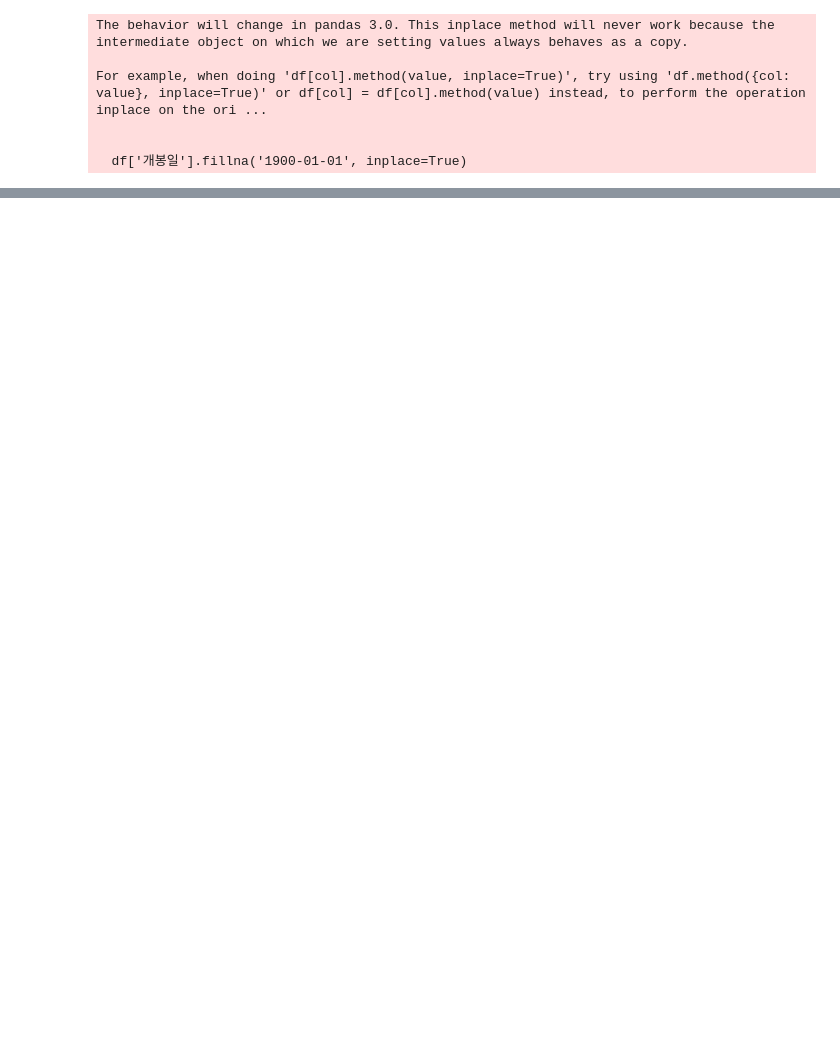
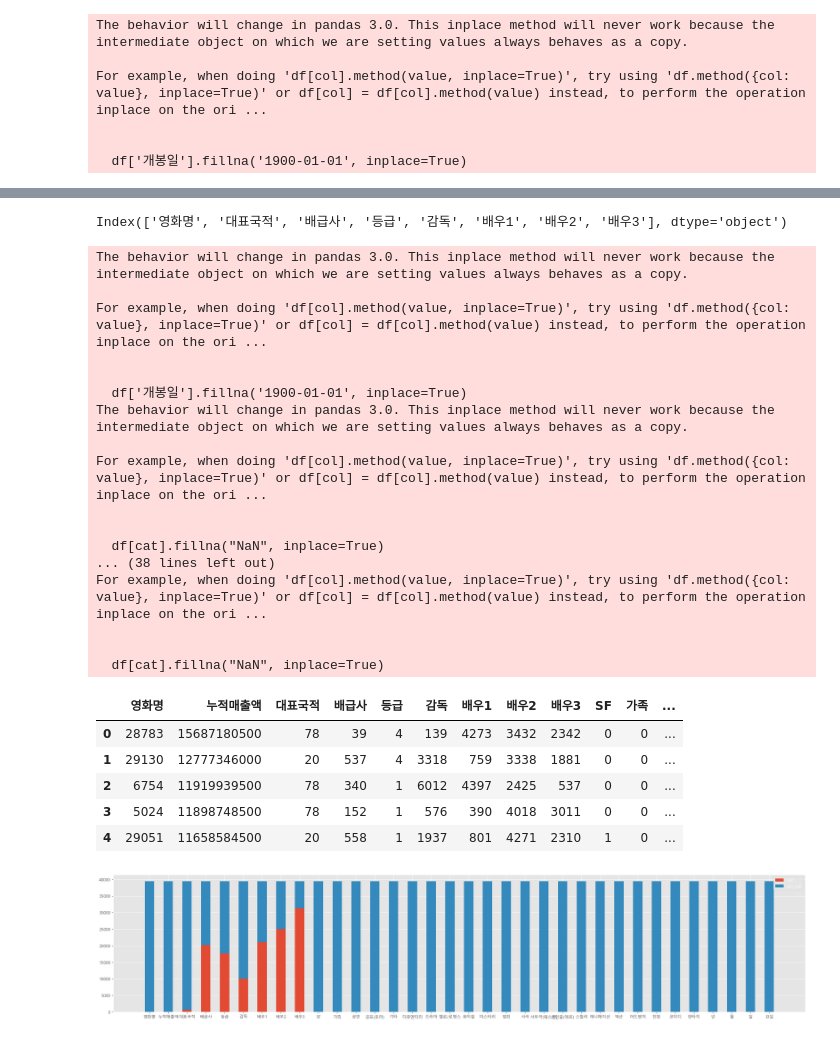
Before and after one commit to Yoon-juhan/Movie-sales-forecast, a Jupyter notebook: model/model.ipynb, the cells around one changed output, grey strips where cells are left out. Cells and saved outputs as stored; diff of their text form; code cells hidden in the pictures; blank space fills up the shorter version.

```diff
--- a/model/model.ipynb
+++ b/model/model.ipynb
@@ -213,0 +235,77 @@ np.mean(rmses)
+# %%
+df = dataset.copy()
+
+df = df.drop(['제작사'], axis=1)
+
+for i in range(1, 4):
+    df[f'배우{i}'] = df['배우'].str.split(',').str[i - 1]
+
+df = df.drop(['배우'], axis=1)
+
+genre = df['장르'].str.get_dummies(sep=',')
+df = pd.concat([df, genre], axis=1)
+df = df.drop(['장르'], axis=1)
+
+df['감독'] = df['감독'].str.split(',').str[0]
+
+df['배급사'] = df['배급사'].str.split(',').str[0]
+
+df['등급'] = df['등급'].str.split(',').str[0]
+
+df['개봉일'].fillna('1900-01-01', inplace=True)
+
+df['년'] = df['개봉일'].dt.year
+df['월'] = df['개봉일'].dt.month
+df['일'] = df['개봉일'].dt.day
+df['요일'] = df['개봉일'].dt.weekday    # 0 = 월요일 ~
+df = df.drop(['개봉일'], axis=1)
+
+df.drop(df[df['누적매출액'] <= 0].index, inplace=True)
+
+null = df.isnull().sum()
+not_null = df.notnull().sum()
+
+plt.figure(figsize=(30, 6))
+plt.bar(df.columns, null, label='null', width=0.5)
+plt.bar(df.columns, not_null, label='not_null', width=0.5, bottom=null)
+plt.legend()
+
+categories = df.columns[df.dtypes == "object"]
+print(categories)
+
+for cat in categories:
+    le = LabelEncoder()
+
+    df[cat].fillna("NaN", inplace=True)
+    df[cat] = df[cat].astype(str)
+    le = le.fit(df[cat])
+    df[cat] = le.transform(df[cat])
+
+all_df = df.copy()
+all_df.head()
+# %% [output]
+Index(['영화명', '대표국적', '배급사', '등급', '감독', '배우1', '배우2', '배우3'], dtype='object')
+The behavior will change in pandas 3.0. This inplace method will never work because the intermediate object on which we are setting values always behaves as a copy.
+
+For example, when doing 'df[col].method(value, inplace=True)', try using 'df.method({col: value}, inplace=True)' or df[col] = df[col].method(value) instead, to perform the operation inplace on the ori ...
+
+
+  df['개봉일'].fillna('1900-01-01', inplace=True)
+The behavior will change in pandas 3.0. This inplace method will never work because the intermediate object on which we are setting values always behaves as a copy.
+
+For example, when doing 'df[col].method(value, inplace=True)', try using 'df.method({col: value}, inplace=True)' or df[col] = df[col].method(value) instead, to perform the operation inplace on the ori ...
+
+
+  df[cat].fillna("NaN", inplace=True)
+... (38 lines left out)
+For example, when doing 'df[col].method(value, inplace=True)', try using 'df.method({col: value}, inplace=True)' or df[col] = df[col].method(value) instead, to perform the operation inplace on the ori ...
+
+
+  df[cat].fillna("NaN", inplace=True)
+|  | 영화명 | 누적매출액 | 대표국적 | 배급사 | 등급 | 감독 | 배우1 | 배우2 | 배우3 | SF | 가족 | ... |
+| 0 | 28783 | 15687180500 | 78 | 39 | 4 | 139 | 4273 | 3432 | 2342 | 0 | 0 | ... |
+| 1 | 29130 | 12777346000 | 20 | 537 | 4 | 3318 | 759 | 3338 | 1881 | 0 | 0 | ... |
+| 2 | 6754 | 11919939500 | 78 | 340 | 1 | 6012 | 4397 | 2425 | 537 | 0 | 0 | ... |
+| 3 | 5024 | 11898748500 | 78 | 152 | 1 | 576 | 390 | 4018 | 3011 | 0 | 0 | ... |
+| 4 | 29051 | 11658584500 | 20 | 558 | 1 | 1937 | 801 | 4271 | 2310 | 1 | 0 | ... |
+[figure, added]
```
Also changed, not shown: parts of 22 cells of this notebook, 4 other files.
